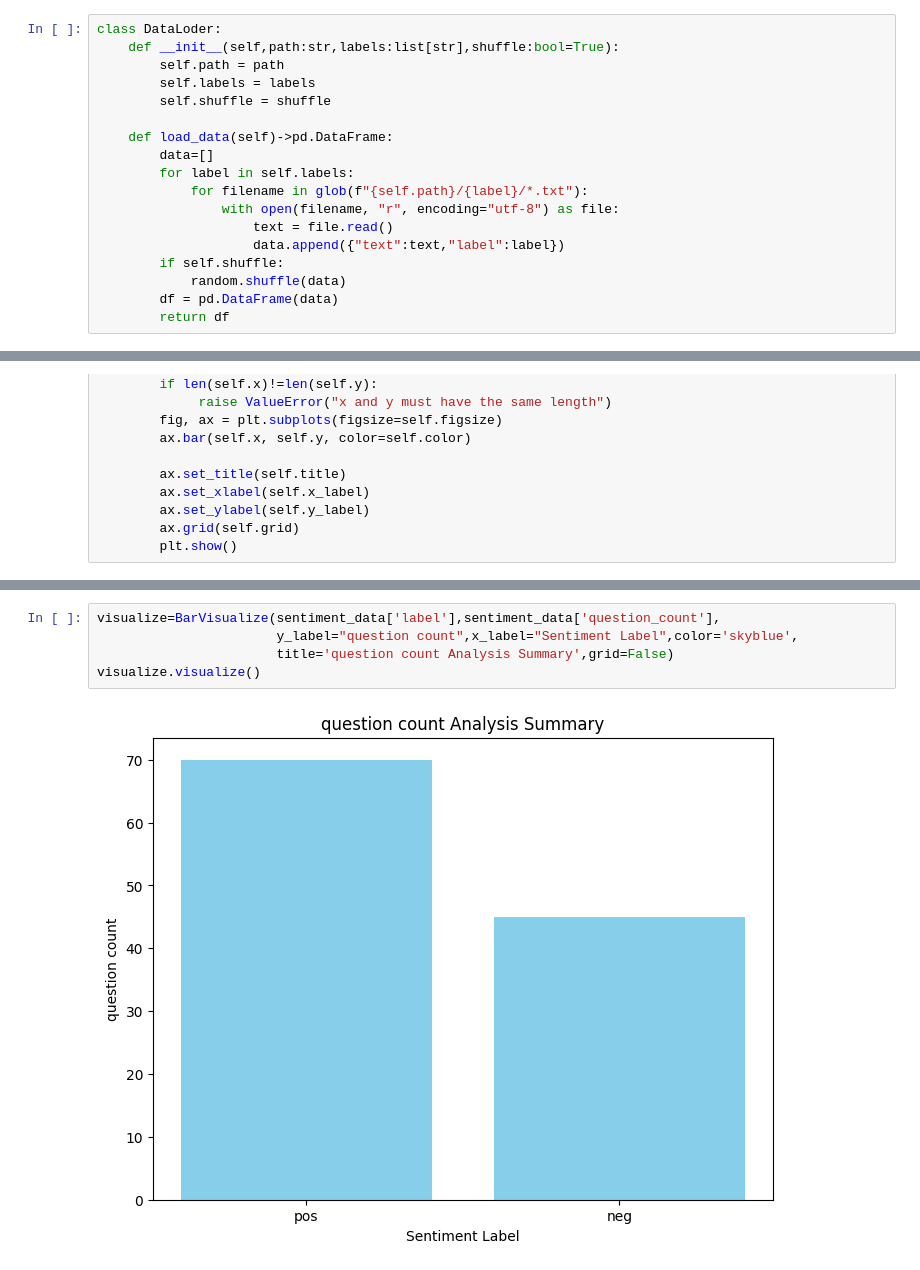
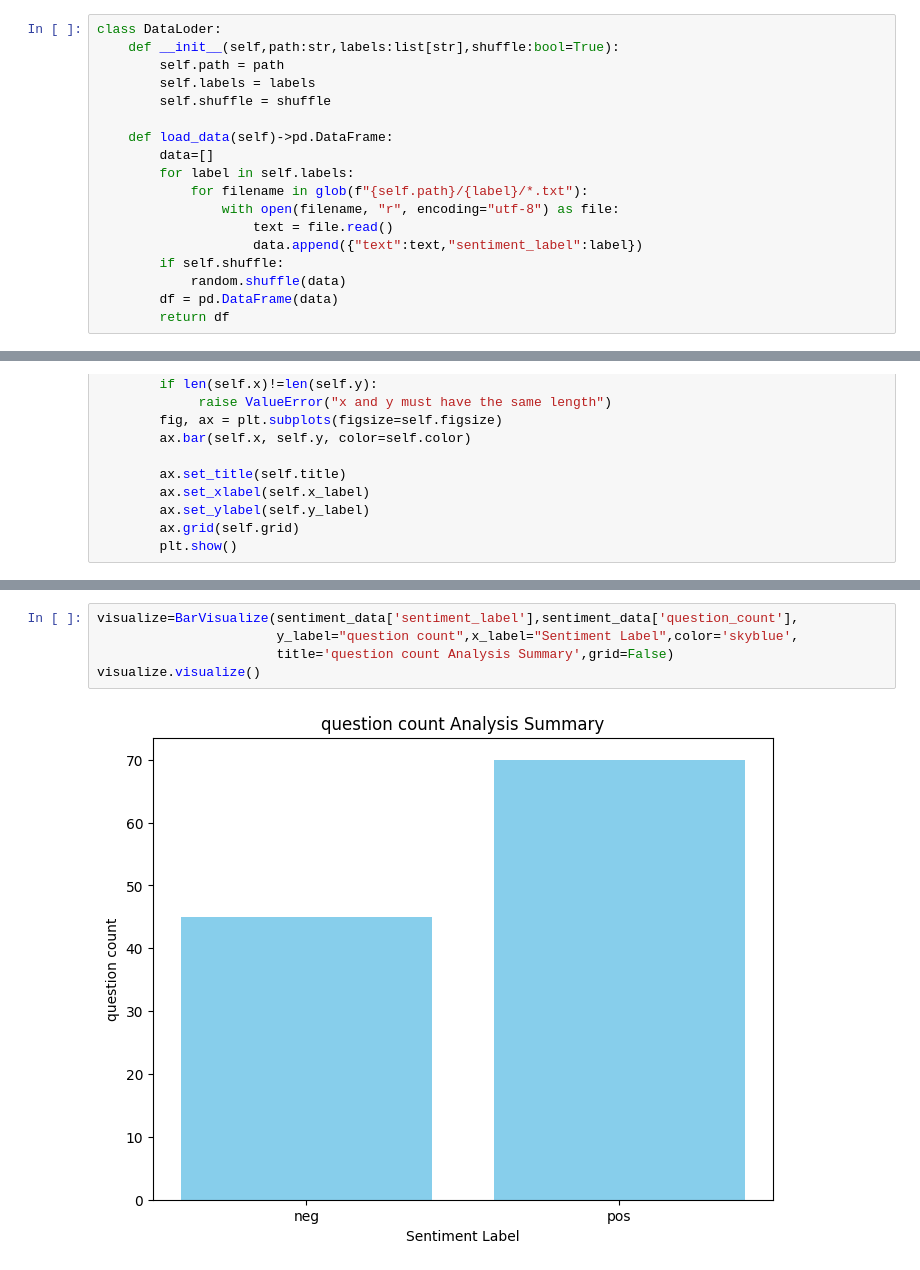
Before and after one commit to amjadAwad95/sentiment-analysis, a Jupyter notebook: main.ipynb, the cells around one changed output, grey strips where cells are left out. Cells and saved outputs as stored; diff of their text form.

```diff
--- a/main.ipynb
+++ b/main.ipynb
@@ -200,7 +202,7 @@ class DataLoder:
             for filename in glob(f"{self.path}/{label}/*.txt"):
                 with open(filename, "r", encoding="utf-8") as file:
                     text = file.read()
-                    data.append({"text":text,"label":label})
+                    data.append({"text":text,"sentiment_label":label})
         if self.shuffle:
             random.shuffle(data)
         df = pd.DataFrame(data)
@@ -535,7 +537,7 @@ visualize.visualize()
 # %%
-visualize=BarVisualize(sentiment_data['label'],sentiment_data['question_count'],
+visualize=BarVisualize(sentiment_data['sentiment_label'],sentiment_data['question_count'],
                        y_label="question count",x_label="Sentiment Label",color='skyblue',
                        title='question count Analysis Summary',grid=False)
 visualize.visualize()
 # %% [output]
-[figure, old version]
+[figure, new version]
```
Also changed, not shown: parts of 24 cells of this notebook.
